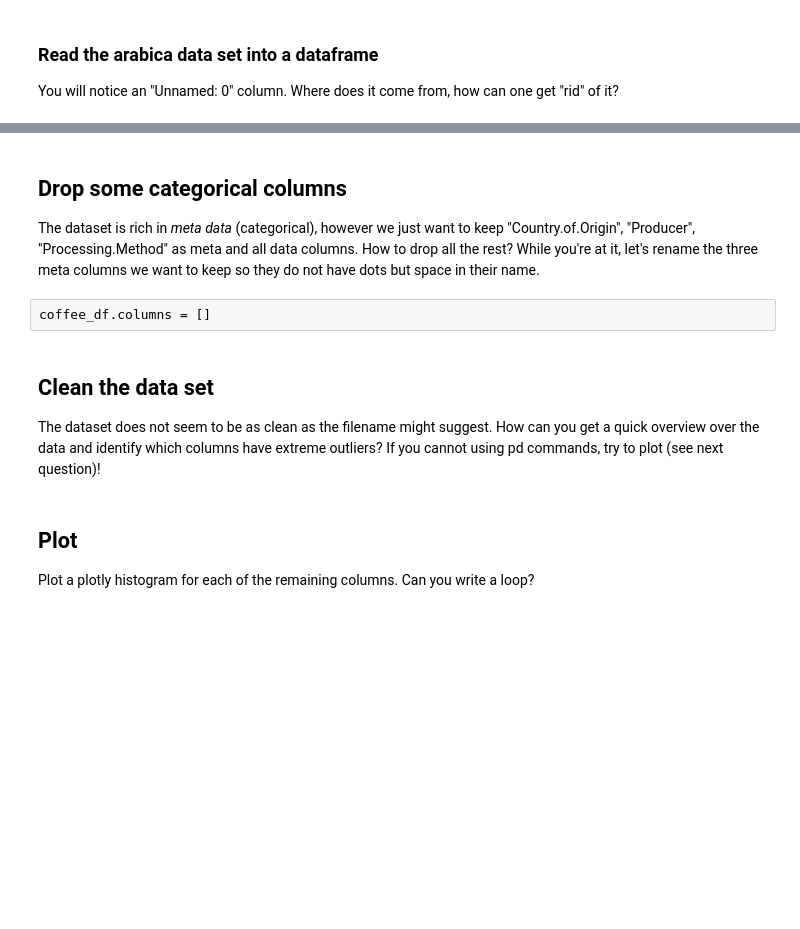
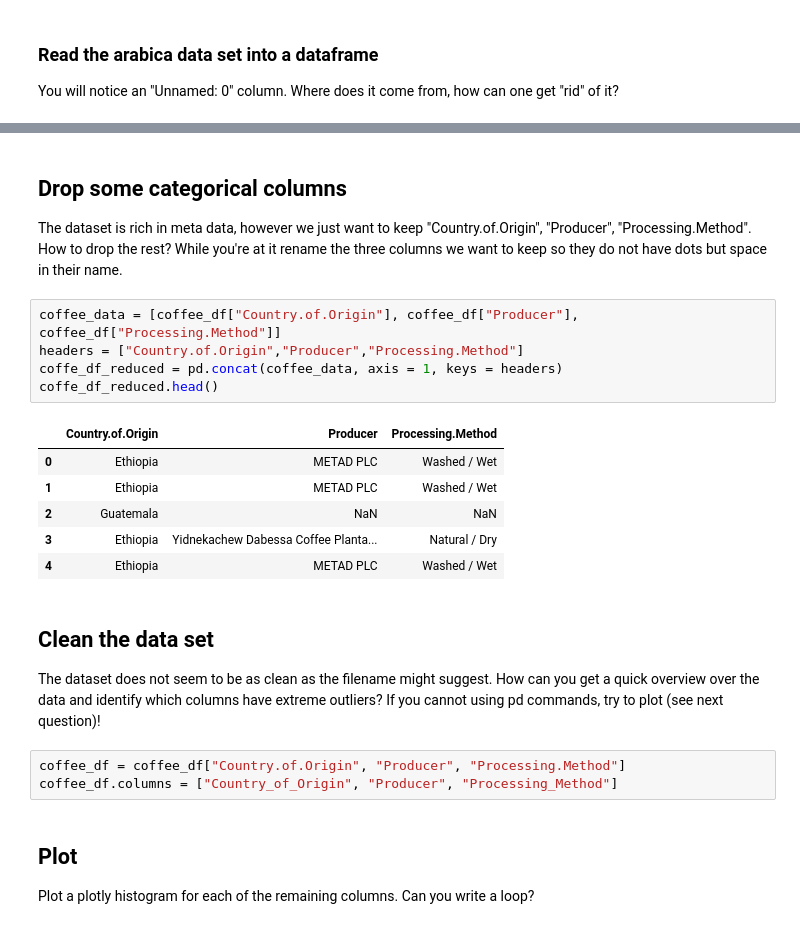
Before and after one commit to anafink/advanced_python_2021-22_HD, a Jupyter notebook: notebooks/06.exercise_pandas_loving_coffee.ipynb, the cells around one changed output, grey strips where cells are left out. Saved outputs shown, nothing was run; the diff lists cells and outputs as text; blank space fills up the shorter version.

```diff
--- a/notebooks/06.exercise_pandas_loving_coffee.ipynb
+++ b/notebooks/06.exercise_pandas_loving_coffee.ipynb
@@ -36,13 +36,26 @@ coffee_df.head()
 | 4 | Arabica | metad plc | Ethiopia | metad plc | NaN | metad plc | 2014/2015 | metad agricultural developmet plc | 1950-2200 | ... |
 # %% [markdown]
 ## Drop some categorical columns
-The dataset is rich in *meta data* (categorical), however we just want to keep "Country.of.Origin", "Producer", "Processing.Method" as meta and all data columns. How to drop all the rest?
-While you're at it, let's rename the three meta columns we want to keep so they do not have dots but space in their name.
+The dataset is rich in meta data, however we just want to keep "Country.of.Origin", "Producer", "Processing.Method". How to drop the rest?
+While you're at it rename the three columns we want to keep so they do not have dots but space in their name.
 # %%
-coffee_df.columns = []
+coffee_data = [coffee_df["Country.of.Origin"], coffee_df["Producer"], coffee_df["Processing.Method"]]
+headers = ["Country.of.Origin","Producer","Processing.Method"]
+coffe_df_reduced = pd.concat(coffee_data, axis = 1, keys = headers)
+coffe_df_reduced.head()
+# %% [output]
+|  | Country.of.Origin | Producer | Processing.Method |
+| 0 | Ethiopia | METAD PLC | Washed / Wet |
+| 1 | Ethiopia | METAD PLC | Washed / Wet |
+| 2 | Guatemala | NaN | NaN |
+| 3 | Ethiopia | Yidnekachew Dabessa Coffee Planta... | Natural / Dry |
+| 4 | Ethiopia | METAD PLC | Washed / Wet |
 # %% [markdown]
 ## Clean the data set
 The dataset does not seem to be as clean as the filename might suggest. How can you get a quick overview over the data and identify which columns have extreme outliers? If you cannot using pd commands, try to plot (see next question)!
+# %%
+coffee_df = coffee_df["Country.of.Origin", "Producer", "Processing.Method"]
+coffee_df.columns = ["Country_of_Origin", "Producer", "Processing_Method"]
 # %% [markdown]
 ## Plot
 Plot a plotly histogram for each of the remaining columns. Can you write a loop?
```
Also changed, not shown: 3 other files.
